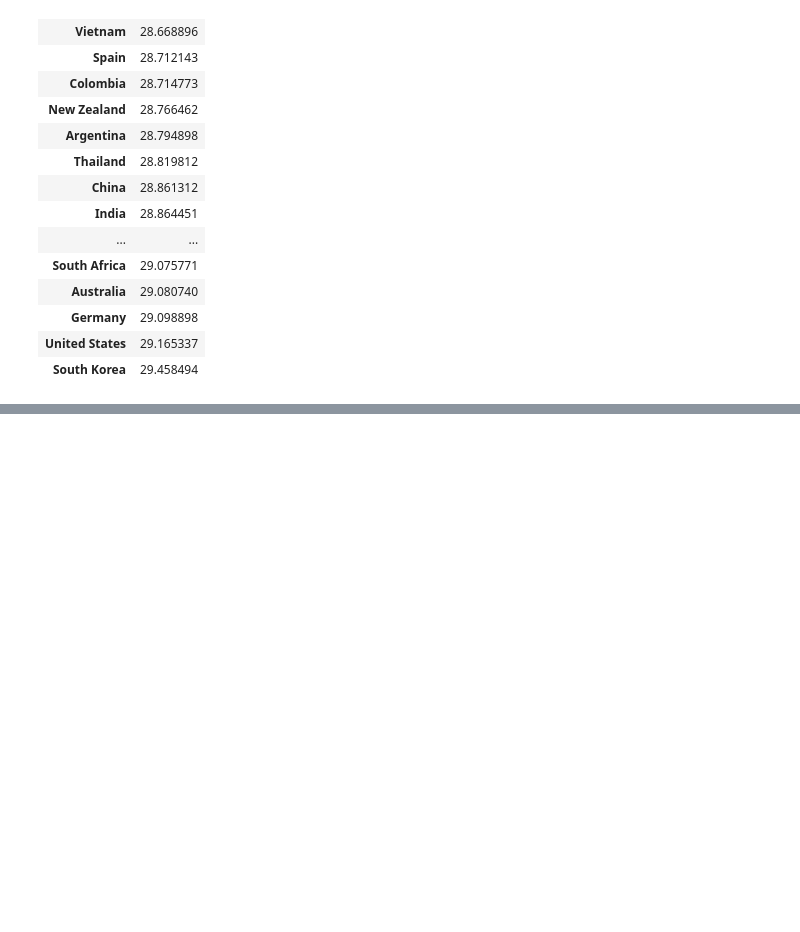
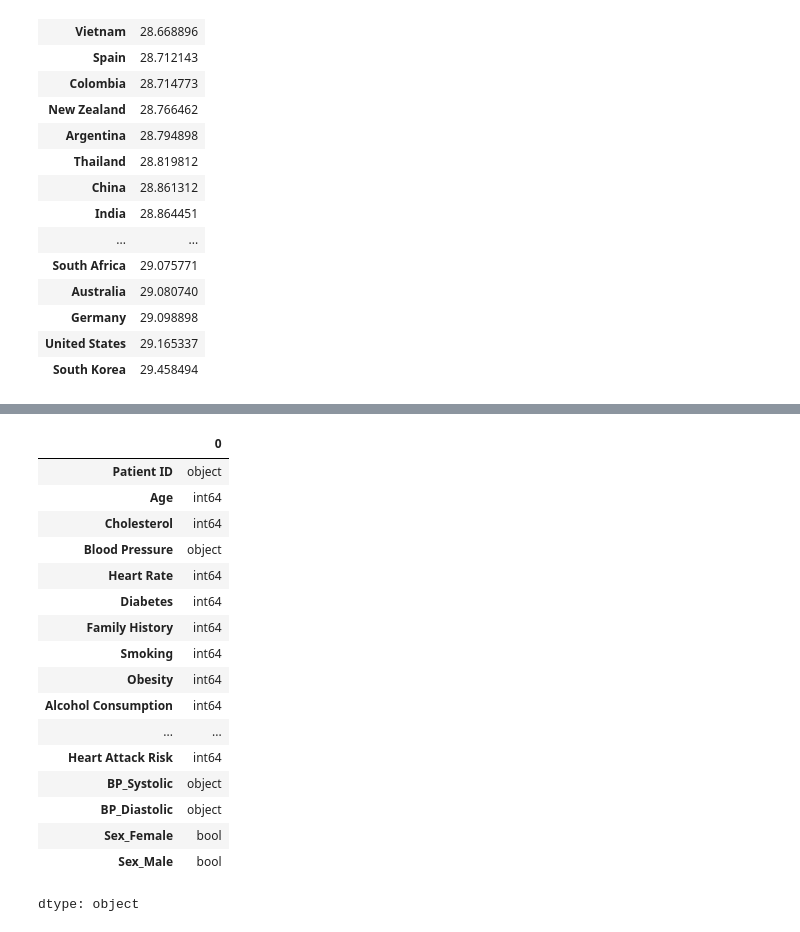
Before and after one commit to tahahamdii/Medical-Chatbot-Llama2, a Jupyter notebook: heart_attacks.ipynb, the cells around one changed output, grey strips where cells are left out. Drawn from its saved outputs; the diff is of its cells as text; code cells hidden in the pictures; blank space fills up the shorter version.

```diff
--- a/heart_attacks.ipynb
+++ b/heart_attacks.ipynb
@@ -184,0 +195,35 @@ data.groupby('Country')[['BMI']].mean().sort_values(by = "BMI")
+# %%
+"""Setting column 'Blood Pressure'
+Splitting Between Diastolic and Systolic Blood Pressure"""
+
+data['BP_Systolic'] = data['Blood Pressure'].apply(lambda x: x.split('/')[0])
+data['BP_Diastolic'] = data['Blood Pressure'].apply(lambda x: x.split('/')[1])
+# %%
+"""Ordinal Encoding for diet: 1:healthy, 2:average, 3:unhealthy"""
+#using Map Function
+ordinal_map = {'Healthy':2,'Average':1,'Unhealthy':0}
+data['Diet'] = data['Diet'].map(ordinal_map)
+# %%
+"""One_hot encoding for 'Sex(Gender)' """
+data = pd.get_dummies(data, columns = ['Sex'])
+# %%
+data.dtypes
+# %% [output]
+|  | 0 |
+| Patient ID | object |
+| Age | int64 |
+| Cholesterol | int64 |
+| Blood Pressure | object |
+| Heart Rate | int64 |
+| Diabetes | int64 |
+| Family History | int64 |
+| Smoking | int64 |
+| Obesity | int64 |
+| Alcohol Consumption | int64 |
+| ... | ... |
+| Heart Attack Risk | int64 |
+| BP_Systolic | object |
+| BP_Diastolic | object |
+| Sex_Female | bool |
+| Sex_Male | bool |
+dtype: object
```
Also changed, not shown: parts of 2 cells of this notebook.
